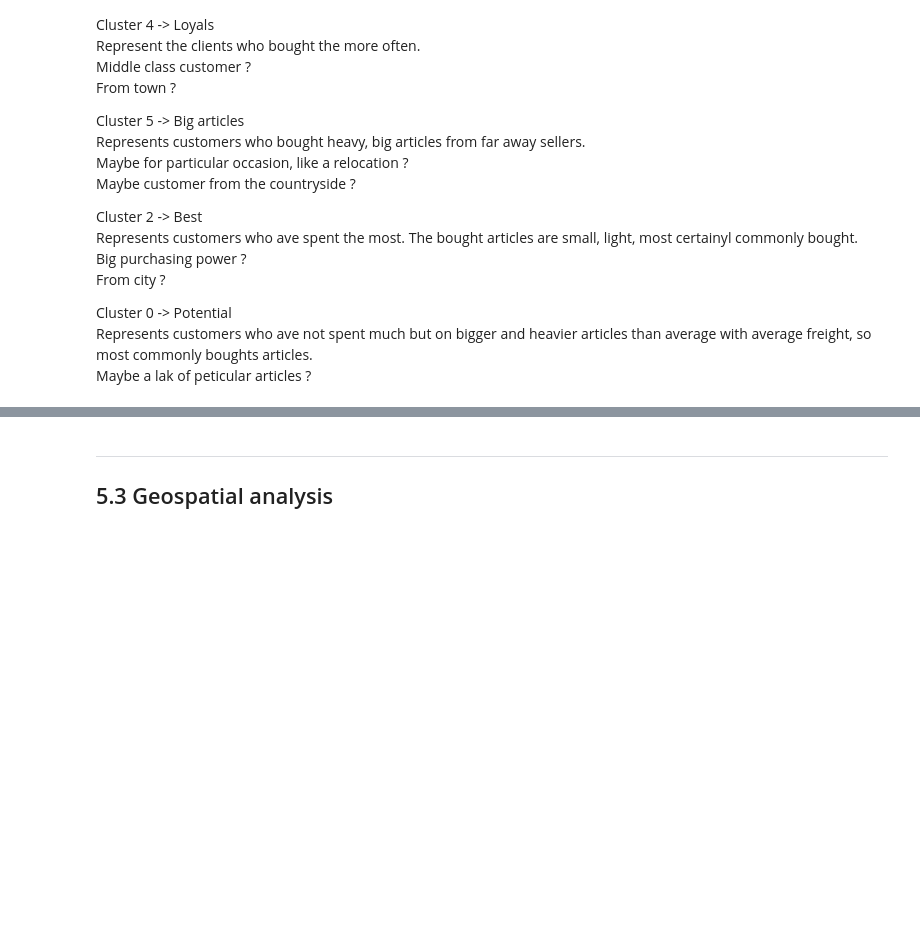
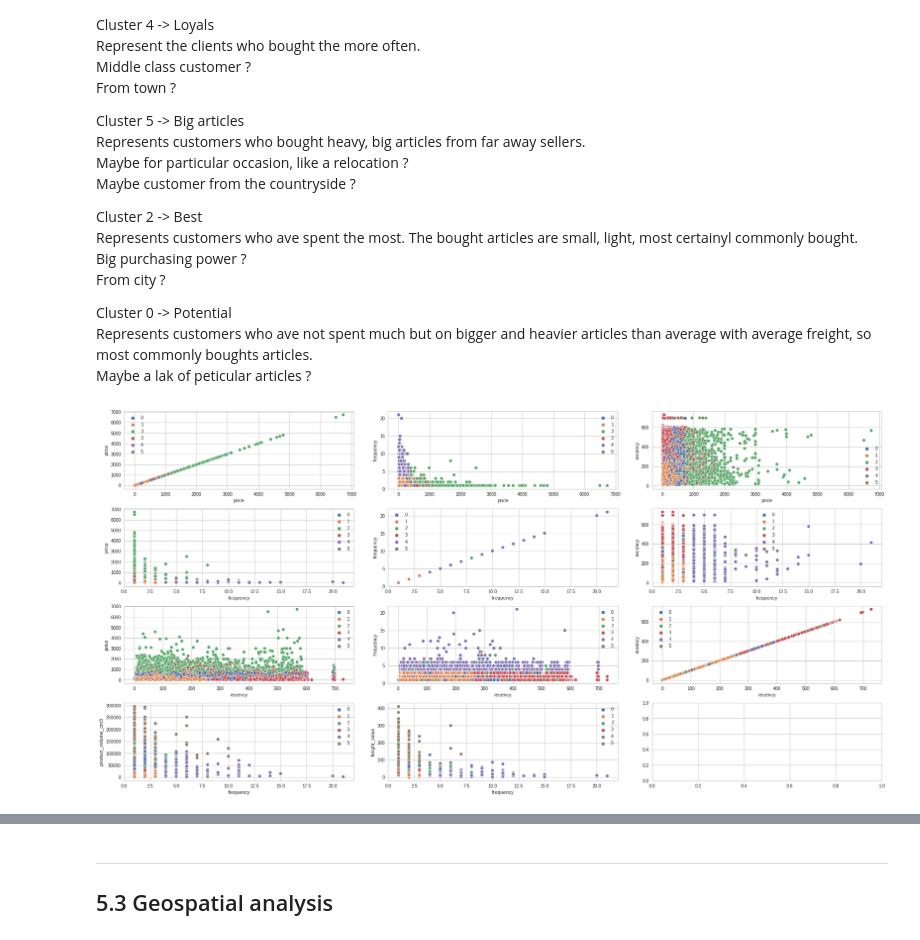
Before and after one commit to curiousmindflow/oc-ml-p4, a Jupyter notebook: modelisation.ipynb, the cells around one changed output, grey strips where cells are left out. Saved outputs shown, nothing was run; the diff lists cells and outputs as text; code cells hidden in the pictures; blank space fills up the shorter version.

```diff
--- a/modelisation.ipynb
+++ b/modelisation.ipynb
@@ -946,33 +1057,38 @@ if config["global"]["features_plot"]:
 
     plt.subplot(nb_rows ,3, 1)
     sns.scatterplot(x=global_data["price"], y=global_data["price"], hue=pred, palette="deep")
 
     plt.subplot(nb_rows ,3, 2)
     sns.scatterplot(x=global_data["price"], y=global_data["frequency"], hue=pred, palette="deep")
 
     plt.subplot(nb_rows ,3, 3)
     sns.scatterplot(x=global_data["price"], y=global_data["recency"], hue=pred, palette="deep")
 
     plt.subplot(nb_rows ,3, 4)
     sns.scatterplot(x=global_data["frequency"], y=global_data["price"], hue=pred, palette="deep")
 
     plt.subplot(nb_rows ,3, 5)
     sns.scatterplot(x=global_data["frequency"], y=global_data["frequency"], hue=pred, palette="deep")
 
     plt.subplot(nb_rows ,3, 6)
     sns.scatterplot(x=global_data["frequency"], y=global_data["recency"], hue=pred, palette="deep")
 
     plt.subplot(nb_rows ,3, 7)
     sns.scatterplot(x=global_data["recency"], y=global_data["price"], hue=pred, palette="deep")
 
     plt.subplot(nb_rows ,3, 8)
     sns.scatterplot(x=global_data["recency"], y=global_data["frequency"], hue=pred, palette="deep")
 
     plt.subplot(nb_rows ,3, 9)
     sns.scatterplot(x=global_data["recency"], y=global_data["recency"], hue=pred, palette="deep")
 
     plt.subplot(nb_rows ,3, 10)
     sns.scatterplot(x=global_data["frequency"], y=global_data["product_volume_cm3"], hue=pred, palette="deep")
+
+    plt.subplot(nb_rows ,3, 11)
+    sns.scatterplot(x=global_data["frequency"], y=global_data["freight_value"], hue=pred, palette="deep")
+# %% [output]
+[figure, added]
 # %%
 if config["global"]["cluster_plot"]:
     display_clusters(global_data_preproc, 6)
```
Also changed, not shown: parts of 34 cells of this notebook, 46 other files.
